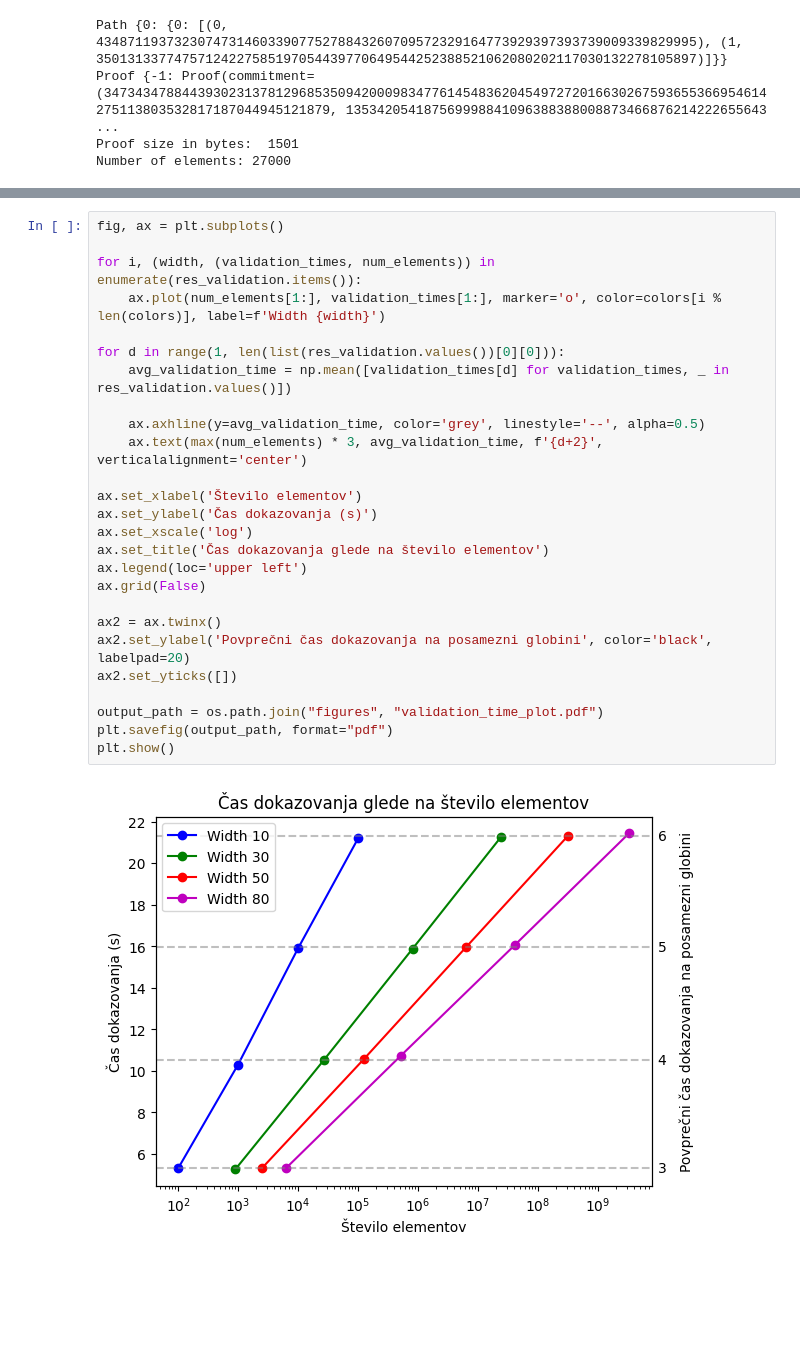
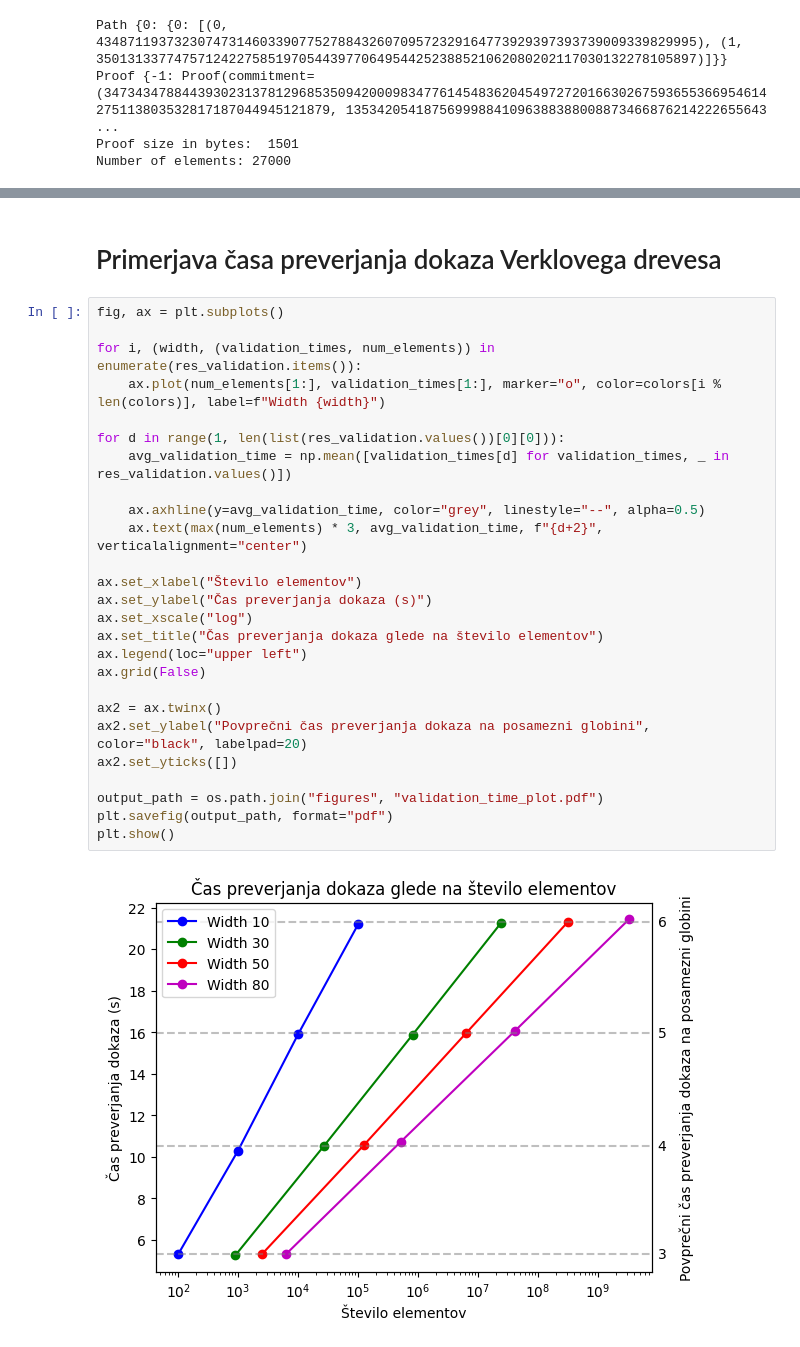
Before and after one commit to galgantar/verkle-tree, a Jupyter notebook: analysis.ipynb, the cells around one changed output, grey strips where cells are left out. Cells and saved outputs as stored; diff of their text form; blank space fills up the shorter version.

```diff
--- a/analysis.ipynb
+++ b/analysis.ipynb
@@ -204,31 +203,33 @@ Proof length:  22
 Proof length:  24
 Proof length:  26
 [figure]
+# %% [markdown]
+# Primerjava časa preverjanja dokaza Verklovega drevesa
 # %%
 fig, ax = plt.subplots()
 
 for i, (width, (validation_times, num_elements)) in enumerate(res_validation.items()):
-    ax.plot(num_elements[1:], validation_times[1:], marker='o', color=colors[i % len(colors)], label=f'Width {width}')
+    ax.plot(num_elements[1:], validation_times[1:], marker="o", color=colors[i % len(colors)], label=f"Width {width}")
 
 for d in range(1, len(list(res_validation.values())[0][0])):
     avg_validation_time = np.mean([validation_times[d] for validation_times, _ in res_validation.values()])
 
-    ax.axhline(y=avg_validation_time, color='grey', linestyle='--', alpha=0.5)
-    ax.text(max(num_elements) * 3, avg_validation_time, f'{d+2}', verticalalignment='center')
+    ax.axhline(y=avg_validation_time, color="grey", linestyle="--", alpha=0.5)
+    ax.text(max(num_elements) * 3, avg_validation_time, f"{d+2}", verticalalignment="center")
 
-ax.set_xlabel('Število elementov')
-ax.set_ylabel('Čas dokazovanja (s)')
-ax.set_xscale('log')
-ax.set_title('Čas dokazovanja glede na število elementov')
-ax.legend(loc='upper left')
+ax.set_xlabel("Število elementov")
+ax.set_ylabel("Čas preverjanja dokaza (s)")
+ax.set_xscale("log")
+ax.set_title("Čas preverjanja dokaza glede na število elementov")
+ax.legend(loc="upper left")
 ax.grid(False)
 
 ax2 = ax.twinx()
-ax2.set_ylabel('Povprečni čas dokazovanja na posamezni globini', color='black', labelpad=20)
+ax2.set_ylabel("Povprečni čas preverjanja dokaza na posamezni globini", color="black", labelpad=20)
 ax2.set_yticks([])
 
 output_path = os.path.join("figures", "validation_time_plot.pdf")
 plt.savefig(output_path, format="pdf")
 plt.show()
 # %% [output]
-[figure, old version]
+[figure, new version]
```
Also changed, not shown: parts of 2 cells of this notebook, 3 other files.
